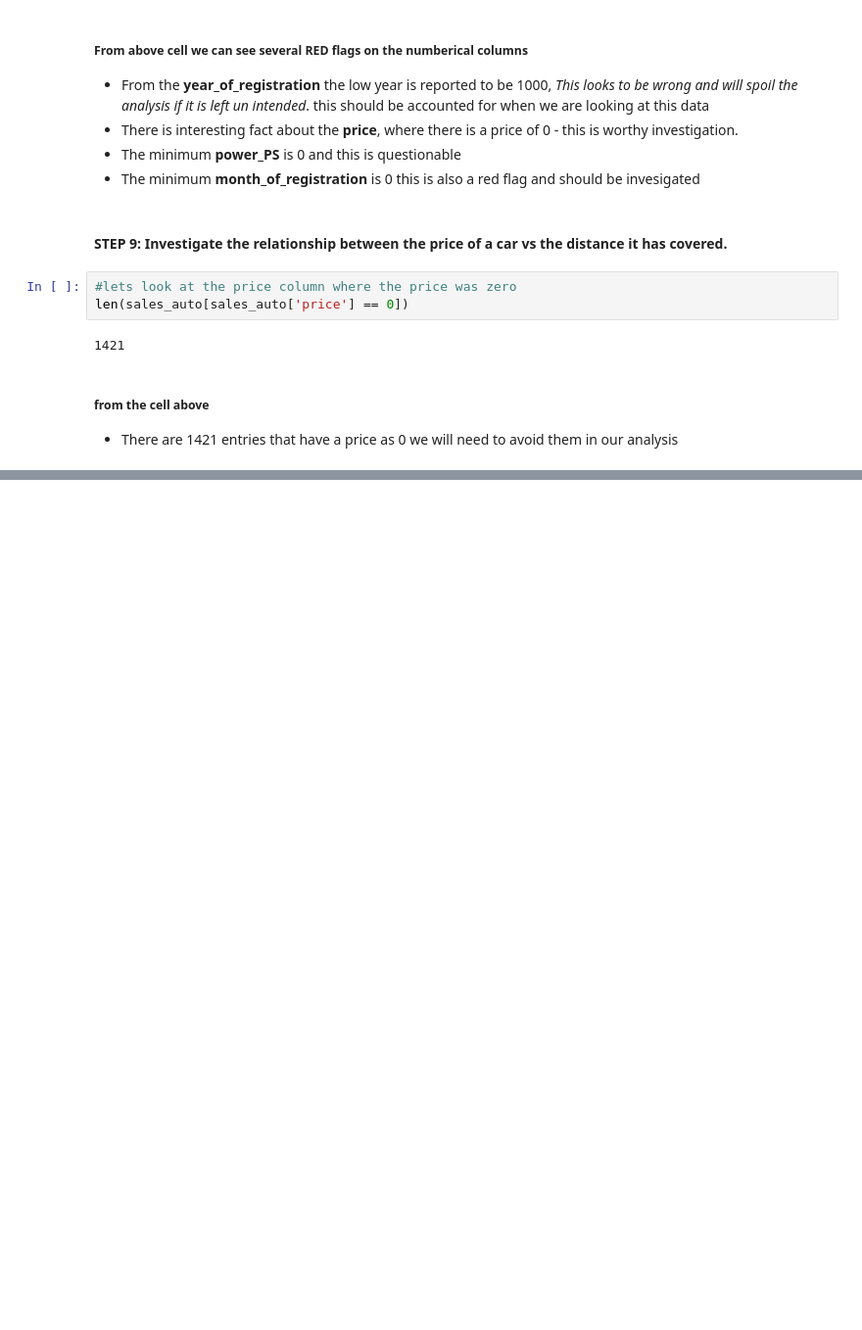
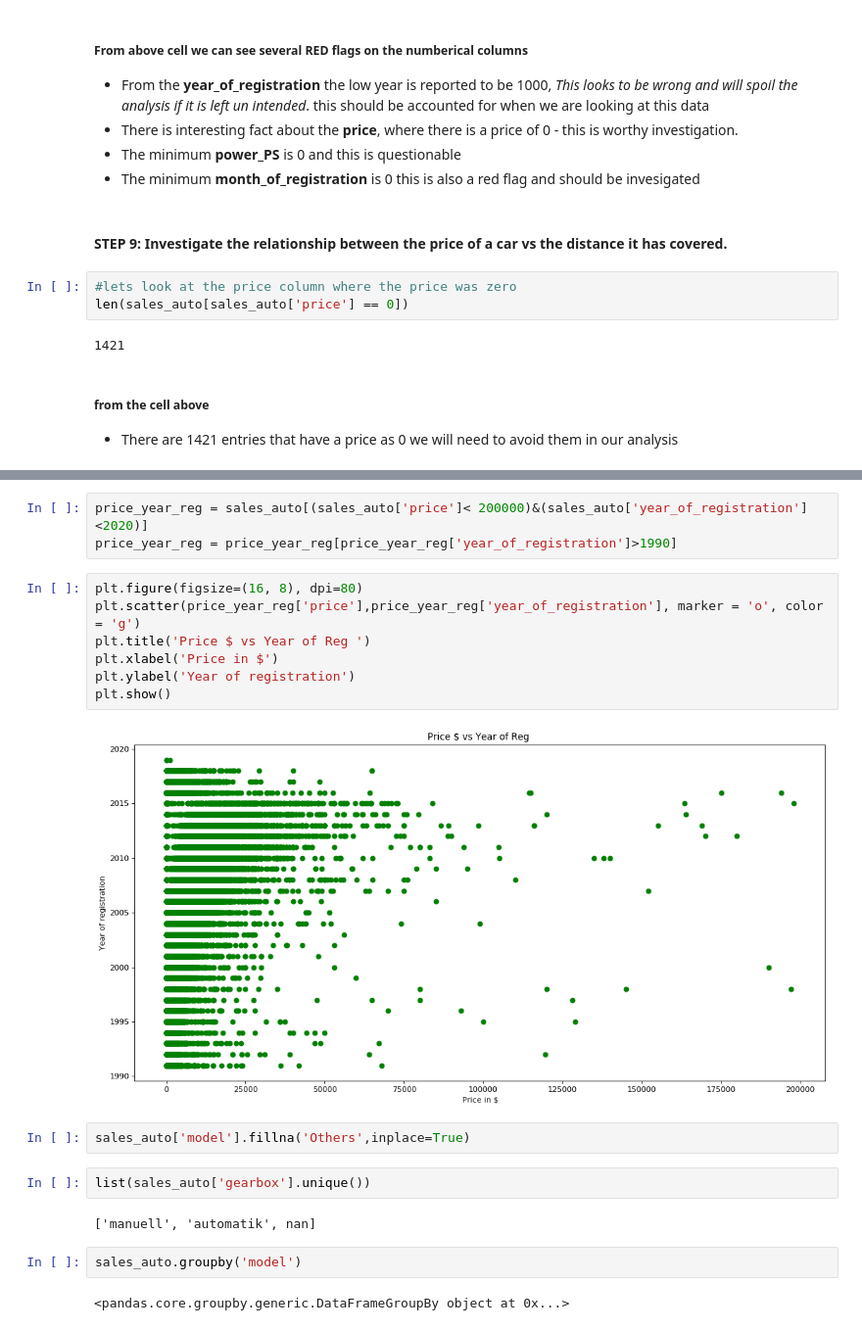
Before and after one commit to ndangalasinh/dataquest_exploring_ebay_car_sales, a Jupyter notebook: dataquest_exploring_ebay_car_sales.ipynb, the cells around one changed output, grey strips where cells are left out. Shown at 98% size. Saved outputs shown, nothing was run; the diff lists cells and outputs as text; blank space fills up the shorter version.

```diff
--- a/dataquest_exploring_ebay_car_sales.ipynb
+++ b/dataquest_exploring_ebay_car_sales.ipynb
@@ -247,0 +234,22 @@ plt.show()
+# %%
+price_year_reg = sales_auto[(sales_auto['price']< 200000)&(sales_auto['year_of_registration'] <2020)]
+price_year_reg = price_year_reg[price_year_reg['year_of_registration']>1990]
+# %%
+plt.figure(figsize=(16, 8), dpi=80)
+plt.scatter(price_year_reg['price'],price_year_reg['year_of_registration'], marker = 'o', color = 'g')
+plt.title('Price $ vs Year of Reg ')
+plt.xlabel('Price in $')
+plt.ylabel('Year of registration')
+plt.show()
+# %% [output]
+[figure, added]
+# %%
+sales_auto['model'].fillna('Others',inplace=True)
+# %%
+list(sales_auto['gearbox'].unique())
+# %% [output]
+['manuell', 'automatik', nan]
+# %%
+sales_auto.groupby('model')
+# %% [output]
+<pandas.core.groupby.generic.DataFrameGroupBy object at 0x...>
```
Also changed, not shown: parts of 10 cells of this notebook.
